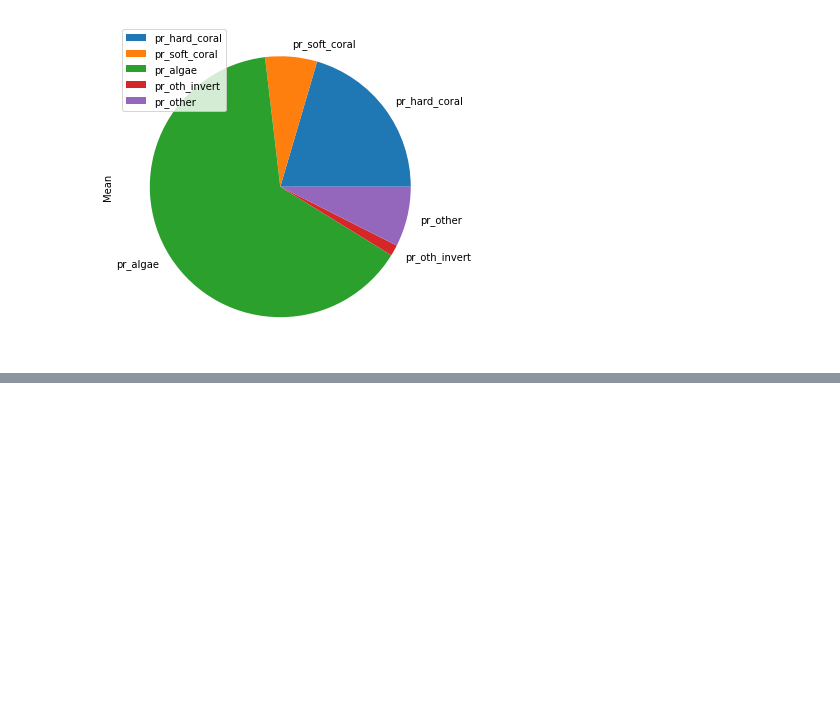
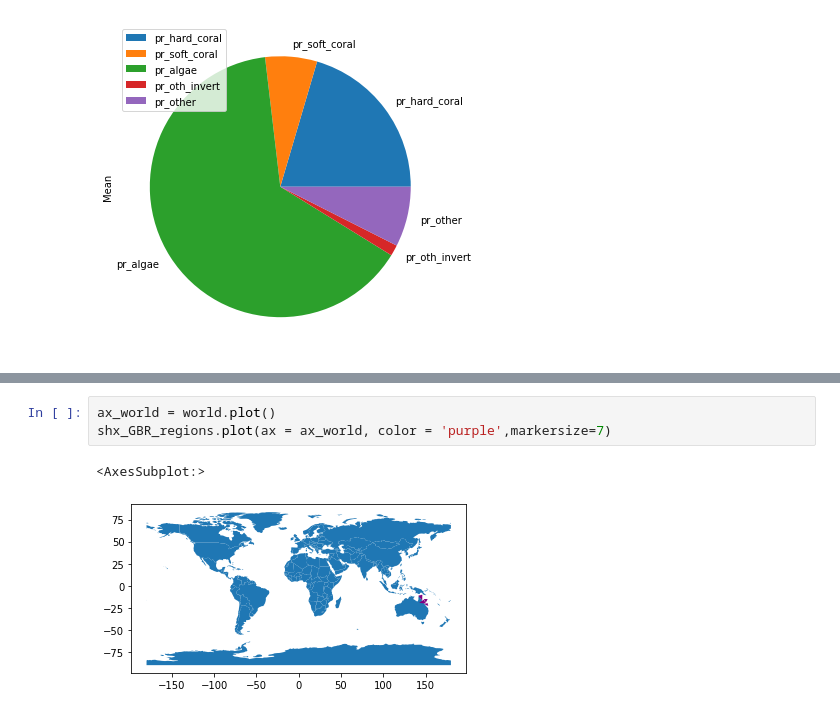
Before and after one commit to LaviSchlyter/Coral-Reef-preservation, a Jupyter notebook: Coral_data_presentation.ipynb, the cells around one changed output, grey strips where cells are left out. Cells and saved outputs as stored; diff of their text form; blank space fills up the shorter version.

```diff
--- a/Coral_data_presentation.ipynb
+++ b/Coral_data_presentation.ipynb
@@ -129,0 +191,6 @@ Survey_AUS["surveydate"].dt.year.value_counts().reset_index().plot.hist(by="surv
+# %%
+ax_world = world.plot()
+shx_GBR_regions.plot(ax = ax_world, color = 'purple',markersize=7)
+# %% [output]
+<AxesSubplot:>
+[figure, added]
```
Also changed, not shown: parts of 16 cells of this notebook.
